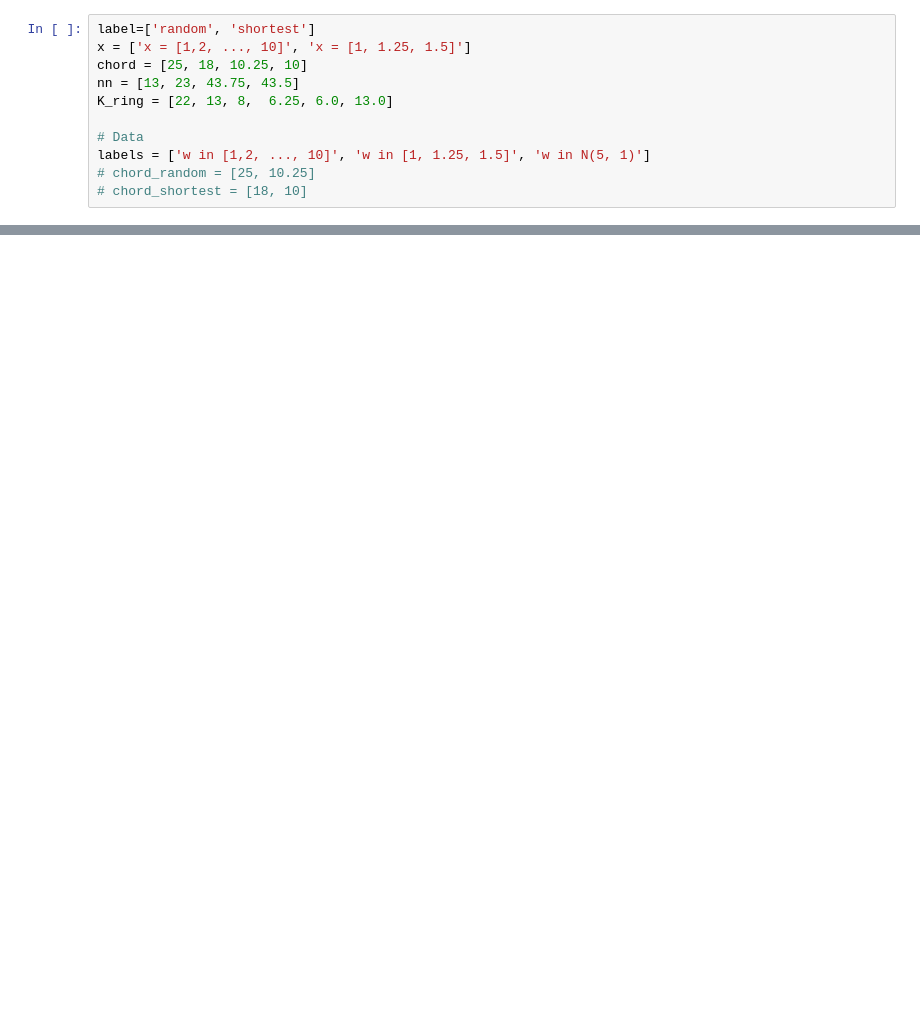
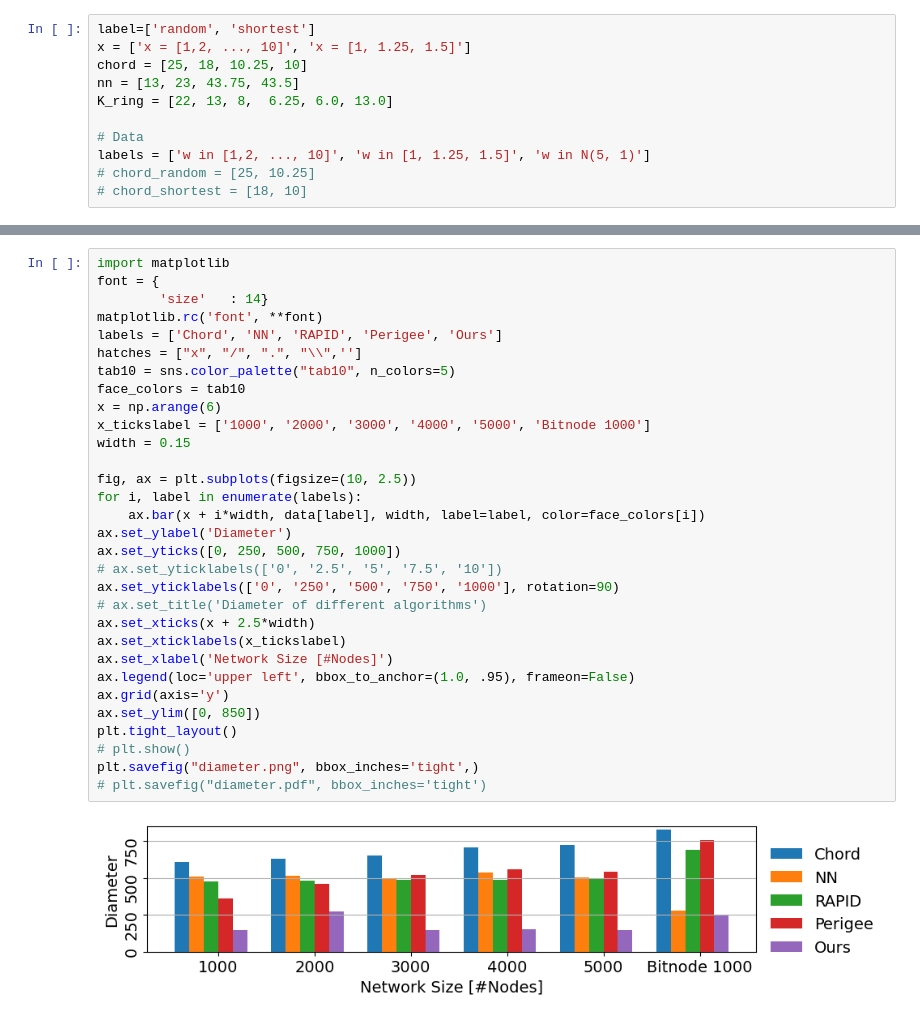
Before and after one commit to shixun404/TetriX, a Jupyter notebook: latency/plot.ipynb, the cells around one changed output, grey strips where cells are left out. Cells and saved outputs as stored; diff of their text form; blank space fills up the shorter version.

```diff
--- a/latency/plot.ipynb
+++ b/latency/plot.ipynb
@@ -100,0 +140,33 @@ plt.savefig('combine.pdf')
+# %%
+import matplotlib
+font = {
+        'size'   : 14}
+matplotlib.rc('font', **font)
+labels = ['Chord', 'NN', 'RAPID', 'Perigee', 'Ours']
+hatches = ["x", "/", ".", "\\",'']
+tab10 = sns.color_palette("tab10", n_colors=5)
+face_colors = tab10
+x = np.arange(6)
+x_tickslabel = ['1000', '2000', '3000', '4000', '5000', 'Bitnode 1000']
+width = 0.15
+
+fig, ax = plt.subplots(figsize=(10, 2.5))
+for i, label in enumerate(labels):
+    ax.bar(x + i*width, data[label], width, label=label, color=face_colors[i])
+ax.set_ylabel('Diameter')
+ax.set_yticks([0, 250, 500, 750, 1000])
+# ax.set_yticklabels(['0', '2.5', '5', '7.5', '10'])
+ax.set_yticklabels(['0', '250', '500', '750', '1000'], rotation=90)
+# ax.set_title('Diameter of different algorithms')
+ax.set_xticks(x + 2.5*width)
+ax.set_xticklabels(x_tickslabel)
+ax.set_xlabel('Network Size [#Nodes]')
+ax.legend(loc='upper left', bbox_to_anchor=(1.0, .95), frameon=False)
+ax.grid(axis='y')
+ax.set_ylim([0, 850])
+plt.tight_layout()
+# plt.show()
+plt.savefig("diameter.png", bbox_inches='tight',)
+# plt.savefig("diameter.pdf", bbox_inches='tight')
+# %% [output]
+[figure, added]
```
Also changed, not shown: parts of 19 cells of this notebook, 16 other files.
